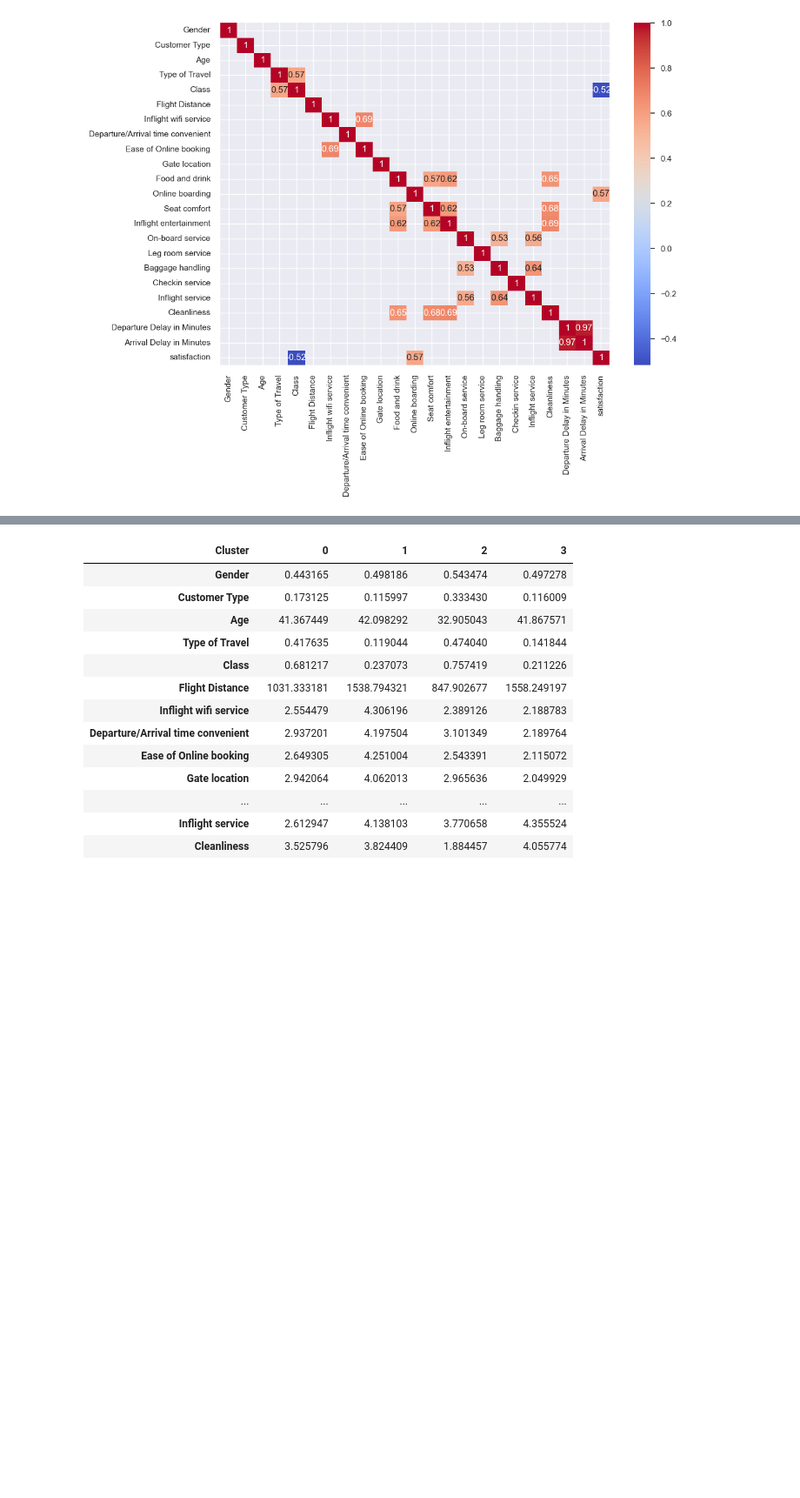
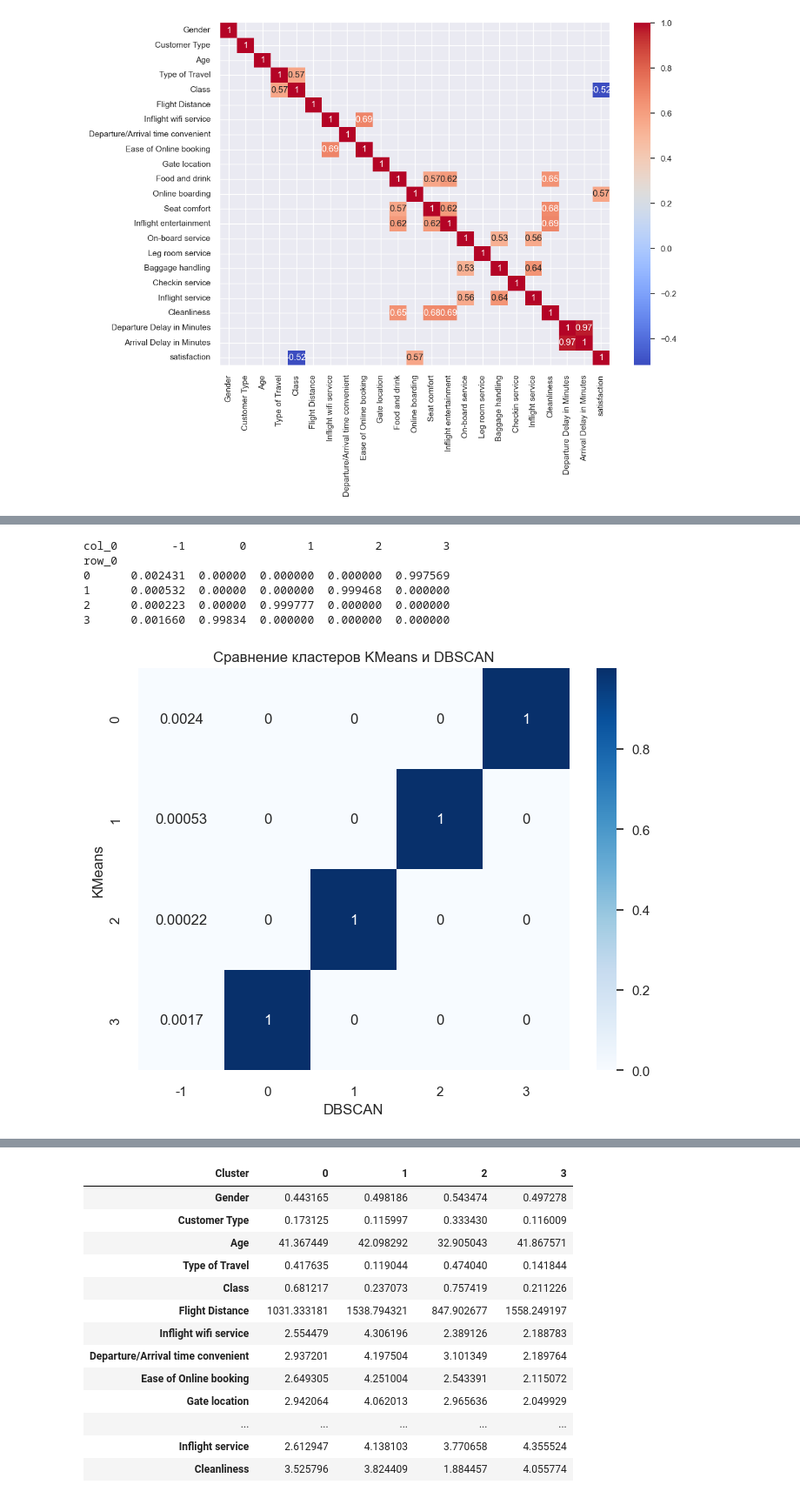
Before and after one commit to PavelMaltese/data-clustering, a Jupyter notebook: clustering.ipynb, the cells around one changed output, grey strips where cells are left out. Shown at 87% size. Cells and saved outputs as stored; diff of their text form; code cells hidden in the pictures; blank space fills up the shorter version.

```diff
--- a/clustering.ipynb
+++ b/clustering.ipynb
@@ -148,0 +248,33 @@ plt.show()
+# %%
+# Таблица пересечения кластеров
+comparison_table = pd.crosstab(
+    predictions,
+    dbscan_clusters,
+    normalize='index'
+)
+
+print(comparison_table)
+# %% [output]
+col_0        -1        0         1         2         3
+row_0
+0      0.002431  0.00000  0.000000  0.000000  0.997569
+1      0.000532  0.00000  0.000000  0.999468  0.000000
+2      0.000223  0.00000  0.999777  0.000000  0.000000
+3      0.001660  0.99834  0.000000  0.000000  0.000000
+# %%
+plt.figure(figsize=(8,6))
+
+sns.heatmap(
+    comparison_table,
+    annot=True,
+    cmap='Blues'
+)
+
+plt.title("Сравнение кластеров KMeans и DBSCAN")
+
+plt.xlabel("DBSCAN")
+plt.ylabel("KMeans")
+
+plt.show()
+# %% [output]
+[figure, added]
```
Also changed, not shown: parts of 8 cells of this notebook.
